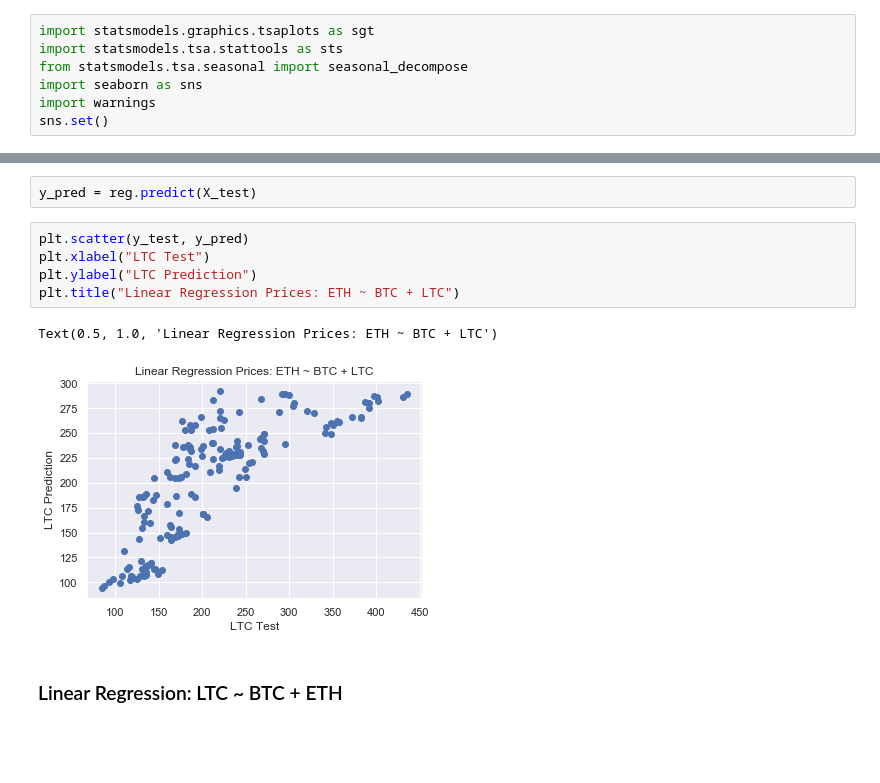
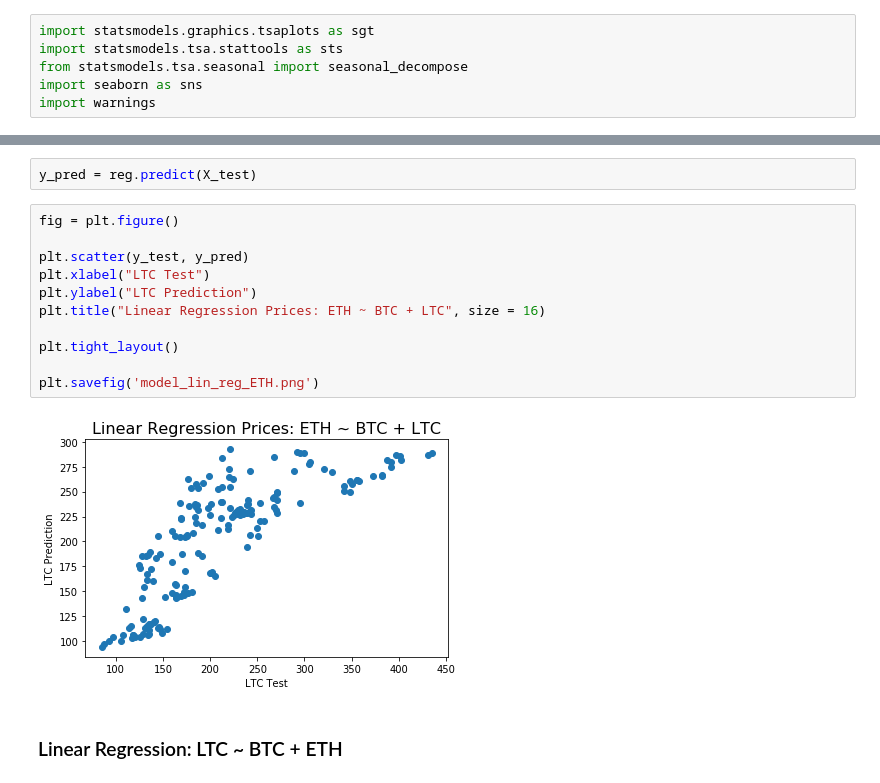
Before and after one commit to hank-butler/Third-Capstone, a Jupyter notebook: Third_Capstone_Modeling.ipynb, the cells around one changed output, grey strips where cells are left out. Saved outputs shown, nothing was run; the diff lists cells and outputs as text; blank space fills up the shorter version.

Commit message:
reran code and saved figures

```diff
--- a/Third_Capstone_Modeling.ipynb
+++ b/Third_Capstone_Modeling.ipynb
@@ -127,7 +127,6 @@ import statsmodels.tsa.stattools as sts
 from statsmodels.tsa.seasonal import seasonal_decompose
 import seaborn as sns
 import warnings
-sns.set()
 # %%
 warnings.filterwarnings('ignore')
 # %% [markdown]
@@ -595,13 +588,18 @@ array([18.85808731])
 # %%
 y_pred = reg.predict(X_test)
 # %%
+fig = plt.figure()
+
 plt.scatter(y_test, y_pred)
 plt.xlabel("LTC Test")
 plt.ylabel("LTC Prediction")
-plt.title("Linear Regression Prices: ETH ~ BTC + LTC")
+plt.title("Linear Regression Prices: ETH ~ BTC + LTC", size = 16)
+
+plt.tight_layout()
+
+plt.savefig('model_lin_reg_ETH.png')
 # %% [output]
-Text(0.5, 1.0, 'Linear Regression Prices: ETH ~ BTC + LTC')
-[figure, old version]
+[figure, new version]
 # %% [markdown]
 ### Linear Regression: LTC ~ BTC + ETH
 # %%
```
Also changed, not shown: parts of 63 cells of this notebook.
